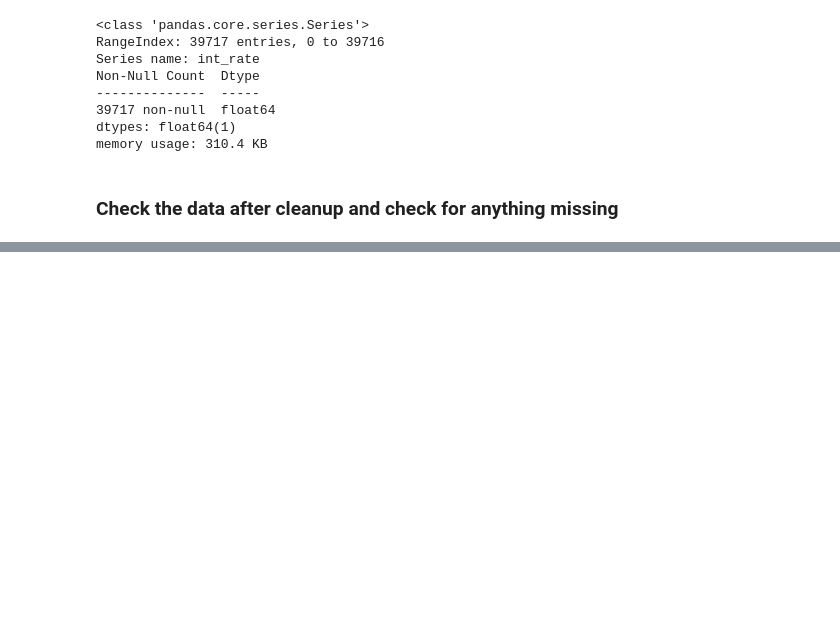
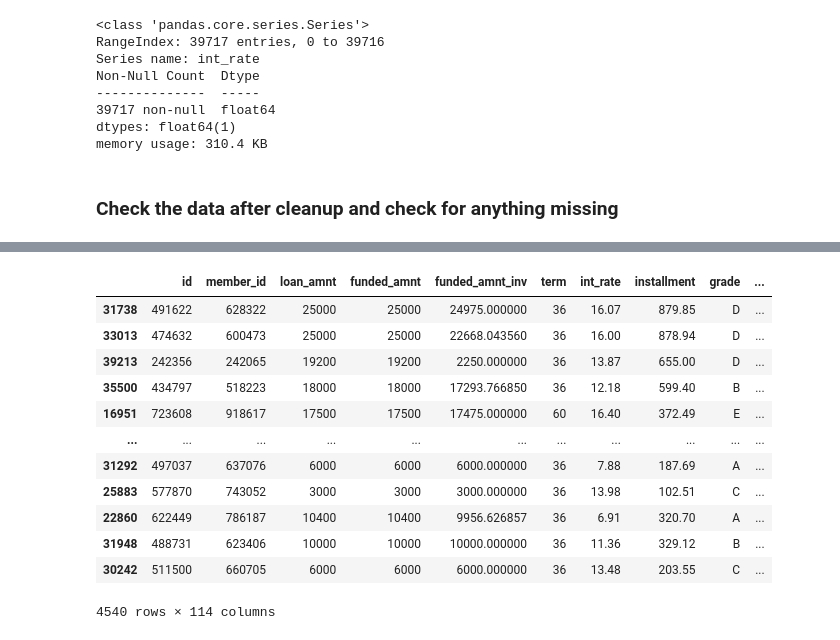
Before and after one commit to PraveenSM/LendingClubCaseStudy, a Jupyter notebook: Praveen_Mathad.ipynb, the cells around one changed output, grey strips where cells are left out. Drawn from its saved outputs; the diff is of its cells as text; code cells hidden in the pictures; blank space fills up the shorter version.

```diff
--- a/Praveen_Mathad.ipynb
+++ b/Praveen_Mathad.ipynb
@@ -243,0 +315,16 @@ df1.head(5)
+# %%
+df1[df1['expected_return'] < df1['total_pymnt']].sort_values('not_paid_amt')
+# %% [output]
+|  | id | member_id | loan_amnt | funded_amnt | funded_amnt_inv | term | int_rate | installment | grade | ... |
+| 31738 | 491622 | 628322 | 25000 | 25000 | 24975.000000 | 36 | 16.07 | 879.85 | D | ... |
+| 33013 | 474632 | 600473 | 25000 | 25000 | 22668.043560 | 36 | 16.00 | 878.94 | D | ... |
+| 39213 | 242356 | 242065 | 19200 | 19200 | 2250.000000 | 36 | 13.87 | 655.00 | D | ... |
+| 35500 | 434797 | 518223 | 18000 | 18000 | 17293.766850 | 36 | 12.18 | 599.40 | B | ... |
+| 16951 | 723608 | 918617 | 17500 | 17500 | 17475.000000 | 60 | 16.40 | 372.49 | E | ... |
+| ... | ... | ... | ... | ... | ... | ... | ... | ... | ... | ... |
+| 31292 | 497037 | 637076 | 6000 | 6000 | 6000.000000 | 36 | 7.88 | 187.69 | A | ... |
+| 25883 | 577870 | 743052 | 3000 | 3000 | 3000.000000 | 36 | 13.98 | 102.51 | C | ... |
+| 22860 | 622449 | 786187 | 10400 | 10400 | 9956.626857 | 36 | 6.91 | 320.70 | A | ... |
+| 31948 | 488731 | 623406 | 10000 | 10000 | 10000.000000 | 36 | 11.36 | 329.12 | B | ... |
+| 30242 | 511500 | 660705 | 6000 | 6000 | 6000.000000 | 36 | 13.48 | 203.55 | C | ... |
+4540 rows × 114 columns
```
Also changed, not shown: parts of 13 cells of this notebook.
